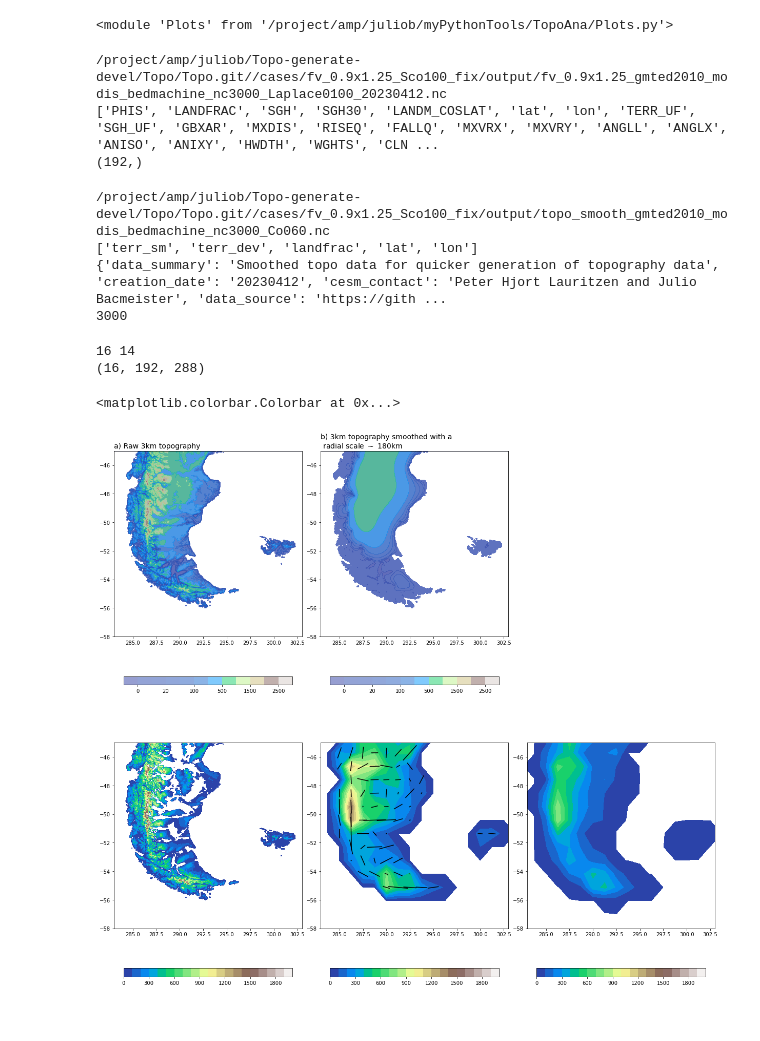
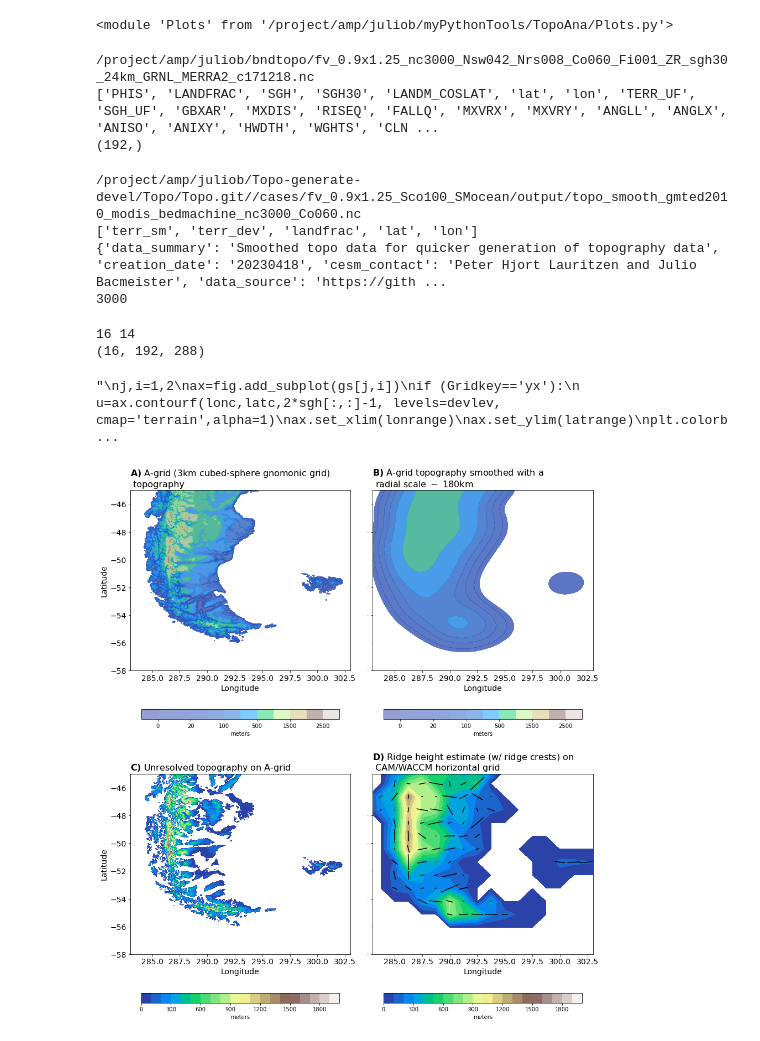
Before and after one commit to JulioTBacmeister/myPythonTools, a Jupyter notebook: TopoAna/ForMichaelWeimer.ipynb, the cells around one changed output. Cells and saved outputs as stored; diff of their text form; code cells hidden in the pictures.

Commit message:
Topo stuff

```diff
--- a/TopoAna/ForMichaelWeimer.ipynb
+++ b/TopoAna/ForMichaelWeimer.ipynb
@@ -33,12 +33,16 @@ importlib.reload(Po)
 <module 'Plots' from '/project/amp/juliob/myPythonTools/TopoAna/Plots.py'>
 # %%
 TopoRoot = '/project/amp/juliob/Topo-generate-devel/Topo/Topo.git/'
-Case = 'fv_0.9x1.25_Sco100_fix'
+Case = 'fv_0.9x1.25_Sco100_SMocean'
 cgrid= 'fv_0.9x1.25'
 Gridkey='yx'
 # %%
 foo=glob.glob( TopoRoot +'/cases/'+ Case + '/output/'+cgrid+'*.nc')
 FileN = foo[-1]
+
+# OR override with actual file used by Michael
+FileN = '/project/amp/juliob/bndtopo/fv_0.9x1.25_nc3000_Nsw042_Nrs008_Co060_Fi001_ZR_sgh30_24km_GRNL_MERRA2_c171218.nc'
+
 print(FileN)
 dCAM=xr.open_dataset( FileN )
 print( list(dCAM.variables) )
@@ -51,7 +55,7 @@ clng=dCAM['CLNGT'].values
 mxd=dCAM['MXDIS'].values
 sgh=dCAM['SGH'].values
 # %% [output]
-/project/amp/juliob/Topo-generate-devel/Topo/Topo.git//cases/fv_0.9x1.25_Sco100_fix/output/fv_0.9x1.25_gmted2010_modis_bedmachine_nc3000_Laplace0100_20230412.nc
+/project/amp/juliob/bndtopo/fv_0.9x1.25_nc3000_Nsw042_Nrs008_Co060_Fi001_ZR_sgh30_24km_GRNL_MERRA2_c171218.nc
 ['PHIS', 'LANDFRAC', 'SGH', 'SGH30', 'LANDM_COSLAT', 'lat', 'lon', 'TERR_UF', 'SGH_UF', 'GBXAR', 'MXDIS', 'RISEQ', 'FALLQ', 'MXVRX', 'MXVRY', 'ANGLL', 'ANGLX', 'ANISO', 'ANIXY', 'HWDTH', 'WGHTS', 'CLN ...
 (192,)
 # %%
@@ -71,9 +75,9 @@ smoo=np.reshape( topo['terr_sm'].values , (6,nc,nc) )
 tlats=np.reshape( topo['lat'].values , (6,nc,nc) )
 tlons=np.reshape( topo['lon'].values , (6,nc,nc) )
 # %% [output]
-/project/amp/juliob/Topo-generate-devel/Topo/Topo.git//cases/fv_0.9x1.25_Sco100_fix/output/topo_smooth_gmted2010_modis_bedmachine_nc3000_Co060.nc
+/project/amp/juliob/Topo-generate-devel/Topo/Topo.git//cases/fv_0.9x1.25_Sco100_SMocean/output/topo_smooth_gmted2010_modis_bedmachine_nc3000_Co060.nc
 ['terr_sm', 'terr_dev', 'landfrac', 'lat', 'lon']
-{'data_summary': 'Smoothed topo data for quicker generation of topography data', 'creation_date': '20230412', 'cesm_contact': 'Peter Hjort Lauritzen and Julio Bacmeister', 'data_source': 'https://gith ...
+{'data_summary': 'Smoothed topo data for quicker generation of topography data', 'creation_date': '20230418', 'cesm_contact': 'Peter Hjort Lauritzen and Julio Bacmeister', 'data_source': 'https://gith ...
 3000
 # %%
 
@@ -116,16 +120,20 @@ cmap=plt.cm.terrain
 fig,ax = plt.subplots(2,3,figsize=(21,20) ,squeeze=False ) # , sharex=True)
 
 """
-fig = plt.figure(figsize=(21,20)  ) # , sharex=True)
-gs = gsp.GridSpec( 2, 3, figure=fig ,wspace=0.1, hspace=0.1 )
+fig = plt.figure(figsize=(15,18) )
+gs = gsp.GridSpec( 2, 2, figure=fig ,wspace=0.1, hspace=0.1  ) #, sharey=True)
 
 j,i=0,0
 ax=fig.add_subplot(gs[j,i])
 u=ax.contourf( tlons[ip,:,:],tlats[ip,:,:],raw[ip,:,:], levels=terrlev, cmap='terrain',alpha=.5) #,
 ax.set_xlim(lonrange)
 ax.set_ylim(latrange)
-plt.colorbar(u,ax=ax,location='bottom',shrink=.9)
-ax.set_title(loc='left',label='a) Raw 3km topography' , fontsize=14)
+plt.colorbar(u,ax=ax,location='bottom',shrink=.9 , label='meters' )
+ax.set_title(loc='left',label='$\\bf{A)}$ A-grid (3km cubed-sphere gnomonic grid) \n topography' , fontsize=16)
+ax.set_xlabel('Longitude',fontsize=14 )
+ax.tick_params(axis='x', labelsize=14)
+ax.set_ylabel('Latitude',fontsize=14 )
+ax.tick_params(axis='y', labelsize=14)
 
 
 j,i=0,1
@@ -134,8 +142,11 @@ ax=fig.add_subplot(gs[j,i])
 u=ax.contourf( tlons[ip,:,:],tlats[ip,:,:],smoo[ip,:,:], levels=terrlev, cmap='terrain',alpha=.5) #,
 ax.set_xlim(lonrange)
 ax.set_ylim(latrange)
-plt.colorbar(u,ax=ax,location='bottom',shrink=.9)
-ax.set_title(loc='left',label='b) 3km topography smoothed with a \n radial scale $\sim$ 180km ' , fontsize=14)
+plt.colorbar(u,ax=ax,location='bottom',shrink=.9, label='meters' )
+ax.set_title(loc='left',label='$\\bf{B)}$ A-grid topography smoothed with a \n radial scale $\sim$ 180km ' , fontsize=16)
+ax.set_xlabel('Longitude',fontsize=14 )
+ax.tick_params(axis='x', labelsize=14)
+ax.tick_params(axis='y', labelsize=0)
 
 j,i=1,0
 #plt.contourf( tlons[ip,:,:],tlats[ip,:,:],mxdis[ip,:,:], levels=np.linspace(-100,500.,num=21), cmap='terrain' ,alpha=.5) #,
@@ -143,7 +154,12 @@ ax=fig.add_subplot(gs[j,i])
 u=ax.contourf( tlons[ip,:,:],tlats[ip,:,:],dev[ip,:,:], levels=devlev, cmap='terrain',alpha=1) #,
 ax.set_xlim(lonrange)
 ax.set_ylim(latrange)
-plt.colorbar(u,ax=ax,location='bottom',shrink=.9)
+plt.colorbar(u,ax=ax,location='bottom',shrink=.9, label='meters' )
+ax.set_title(loc='left',label='$\\bf{C)}$ Unresolved topography on A-grid' , fontsize=16)
+ax.set_xlabel('Longitude',fontsize=14 )
+ax.tick_params(axis='x', labelsize=14)
+ax.set_ylabel('Latitude',fontsize=14 )
+ax.tick_params(axis='y', labelsize=14)
 
 j,i=1,1
 ax=fig.add_subplot(gs[j,i])
@@ -151,44 +167,41 @@ if (Gridkey=='c'):
     u=ax.tricontourf(lonc,latc,mxd[0,:], levels=devlev, cmap='terrain',alpha=1)
     for ir in iroo:
         lat0,lon0 = latc[ir],lonc[ir]
         lat1,lon1,lat2,lon2 = Po.CAMridgelet(lat=lat0 ,lon=lon0 , angll=angl[0,ir], clngt=clng[0,ir] )
         plt.plot( [lon1,lon2] , [lat1,lat2], color='black' )
-plt.colorbar(u,ax=ax,location='bottom',shrink=.9)
+plt.colorbar(u,ax=ax,location='bottom',shrink=.9, label='meters' )
+ax.set_title(loc='left',label='$\\bf{D)}$ Ridge height estimate (w/ ridge crests) on \n CAM/WACCM horizontal grid' , fontsize=16)
 
 
 if (Gridkey=='yx'):
     u=ax.contourf(lonc,latc,mxd[0,:,:]-1, levels=devlev, cmap='terrain',alpha=1)
     for iry in irooy:
         for irx in iroox:
             lat0,lon0 = latc[iry],lonc[irx]
             lat1,lon1,lat2,lon2 = Po.CAMridgelet(lat=lat0 ,lon=lon0 , angll=angl[0,iry,irx], clngt=clng[0,iry,irx] )
             if(mxd[0,iry,irx]>100.):
                 ax.plot( [lon1,lon2] , [lat1,lat2], color='black' )
 
 ax.set_xlim(lonrange)
 ax.set_ylim(latrange)
 
+ax.set_xlabel('Longitude',fontsize=14 )
+ax.tick_params(axis='x', labelsize=14)
+ax.tick_params(axis='y', labelsize=0)
+
 """
 j,i=1,2
-#plt.contourf( tlons[ip,:,:],tlats[ip,:,:],mxdis[ip,:,:], levels=np.linspace(-100,500.,num=21), cmap='terrain' ,alpha=.5) #,
 ax=fig.add_subplot(gs[j,i])
-u=ax.contourf( tlons[ip,:,:],tlats[ip,:,:],wedgo[ip,:,:], levels=devlev, cmap='terrain',alpha=1) #,
+if (Gridkey=='yx'):
+    u=ax.contourf(lonc,latc,2*sgh[:,:]-1, levels=devlev, cmap='terrain',alpha=1)
 ax.set_xlim(lonrange)
 ax.set_ylim(latrange)
 plt.colorbar(u,ax=ax,location='bottom',shrink=.9)
+ax.set_title(loc='left',label='$\\bf{E)}$ Obstacle height estimate based on grid mean standard dev on CAM/WACCM horizontal grid' , fontsize=14)
 """
-
-j,i=1,2
-ax=fig.add_subplot(gs[j,i])
-if (Gridkey=='yx'):
-    u=ax.contourf(lonc,latc,sgh[:,:]-1, levels=devlev, cmap='terrain',alpha=1)
-ax.set_xlim(lonrange)
-ax.set_ylim(latrange)
-plt.colorbar(u,ax=ax,location='bottom',shrink=.9)
-
 
 #ax1 = fig.add_subplot(3, 4, ipoo , projection=ccrs.PlateCarree(central_longitude=0))
 #cf = ax1.contourf(xlon, xlat, gutnx[L,:,:],  levels=clevs, cmap=cmap  , transform=ccrs.PlateCarree())
 # %% [output]
-<matplotlib.colorbar.Colorbar at 0x...>
+"\nj,i=1,2\nax=fig.add_subplot(gs[j,i])\nif (Gridkey=='yx'):\n    u=ax.contourf(lonc,latc,2*sgh[:,:]-1, levels=devlev, cmap='terrain',alpha=1)\nax.set_xlim(lonrange)\nax.set_ylim(latrange)\nplt.colorb ...
-[figure, old version]
+[figure, new version]
```
Also changed, not shown: parts of 1 cell of this notebook, 3 other files.
